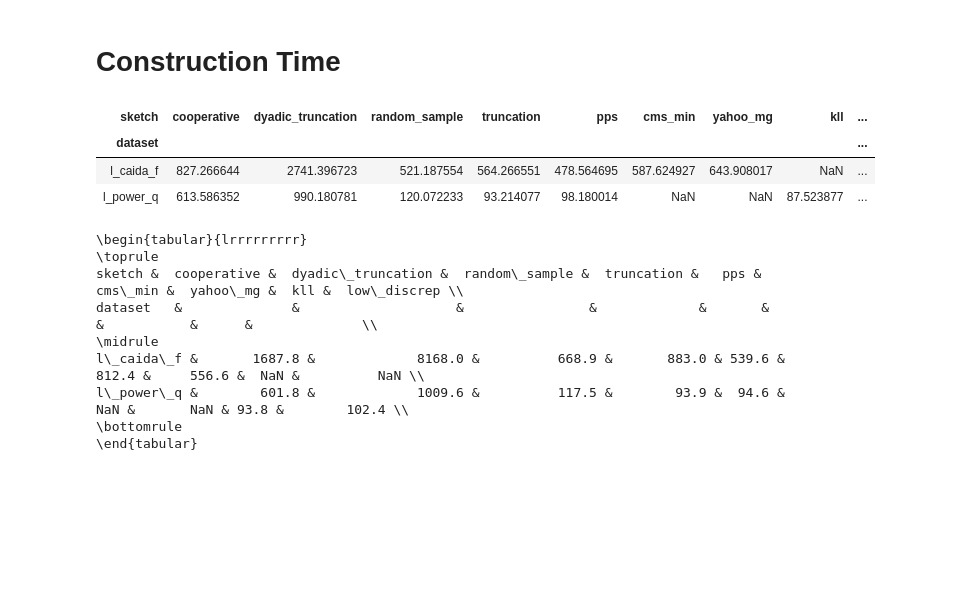
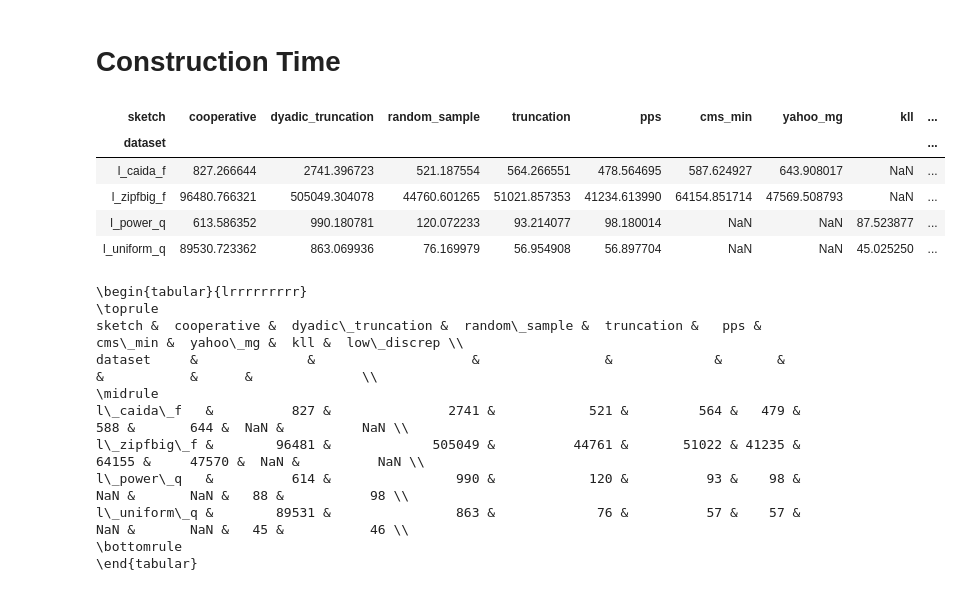
Before and after one commit to stanford-futuredata/sketchstore, a Jupyter notebook: python/notebooks/Official_LinearPlots_Revision.ipynb, the cells around one changed output. Cells and saved outputs as stored; diff of their text form; code cells hidden in the pictures; blank space fills up the shorter version.

```diff
--- a/python/notebooks/Official_LinearPlots_Revision.ipynb
+++ b/python/notebooks/Official_LinearPlots_Revision.ipynb
@@ -456,46 +496,52 @@ fig.savefig(fname, bbox_extra_artists=lgds, bbox_inches='tight')
 # %%
 datasets = [
     "l_caida_f",
+    "l_zipfbig_f",
     "l_power_q",
+    "l_uniform_q",
 ]
 dfs = []
 for dataset in datasets:
     cur_df = pd.read_csv(get_construct_file(dataset))
     cur_df["dataset"] = dataset
     dfs.append(cur_df)
 df = pd.concat(dfs)
 sketch_names = [
     "cooperative",
     "dyadic_truncation",
     "random_sample",
     "truncation",
     "pps",
     "cms_min",
     "yahoo_mg",
     "kll",
     "low_discrep"
 ]
 df_out = df.set_index(
     ["dataset", "sketch"])[["construct_time"]].unstack(
     ["sketch"]
 )["construct_time"][sketch_names].loc[datasets]
 df_out
 # %% [output]
 | sketch | cooperative | dyadic_truncation | random_sample | truncation | pps | cms_min | yahoo_mg | kll | ... |
 | dataset |  |  |  |  |  |  |  |  | ... |
 | l_caida_f | 827.266644 | 2741.396723 | 521.187554 | 564.266551 | 478.564695 | 587.624927 | 643.908017 | NaN | ... |
+| l_zipfbig_f | 96480.766321 | 505049.304078 | 44760.601265 | 51021.857353 | 41234.613990 | 64154.851714 | 47569.508793 | NaN | ... |
 | l_power_q | 613.586352 | 990.180781 | 120.072233 | 93.214077 | 98.180014 | NaN | NaN | 87.523877 | ... |
+| l_uniform_q | 89530.723362 | 863.069936 | 76.169979 | 56.954908 | 56.897704 | NaN | NaN | 45.025250 | ... |
 # %%
 print(df_out.to_latex(
-    float_format="%.1f"
+    float_format="%.0f"
 ))
 # %% [output]
 \begin{tabular}{lrrrrrrrrr}
 \toprule
 sketch &  cooperative &  dyadic\_truncation &  random\_sample &  truncation &   pps &  cms\_min &  yahoo\_mg &  kll &  low\_discrep \\
-dataset   &              &                    &                &             &       &          &           &      &              \\
+dataset     &              &                    &                &             &       &          &           &      &              \\
 \midrule
-l\_caida\_f &       1687.8 &             8168.0 &          668.9 &       883.0 & 539.6 &    812.4 &     556.6 &  NaN &          NaN \\
-l\_power\_q &        601.8 &             1009.6 &          117.5 &        93.9 &  94.6 &      NaN &       NaN & 93.8 &        102.4 \\
+l\_caida\_f   &          827 &               2741 &            521 &         564 &   479 &      588 &       644 &  NaN &          NaN \\
+l\_zipfbig\_f &        96481 &             505049 &          44761 &       51022 & 41235 &    64155 &     47570 &  NaN &          NaN \\
+l\_power\_q   &          614 &                990 &            120 &          93 &    98 &      NaN &       NaN &   88 &           98 \\
+l\_uniform\_q &        89531 &                863 &             76 &          57 &    57 &      NaN &       NaN &   45 &           46 \\
 \bottomrule
 \end{tabular}
```
Also changed, not shown: parts of 5 cells of this notebook, 6 other files.
